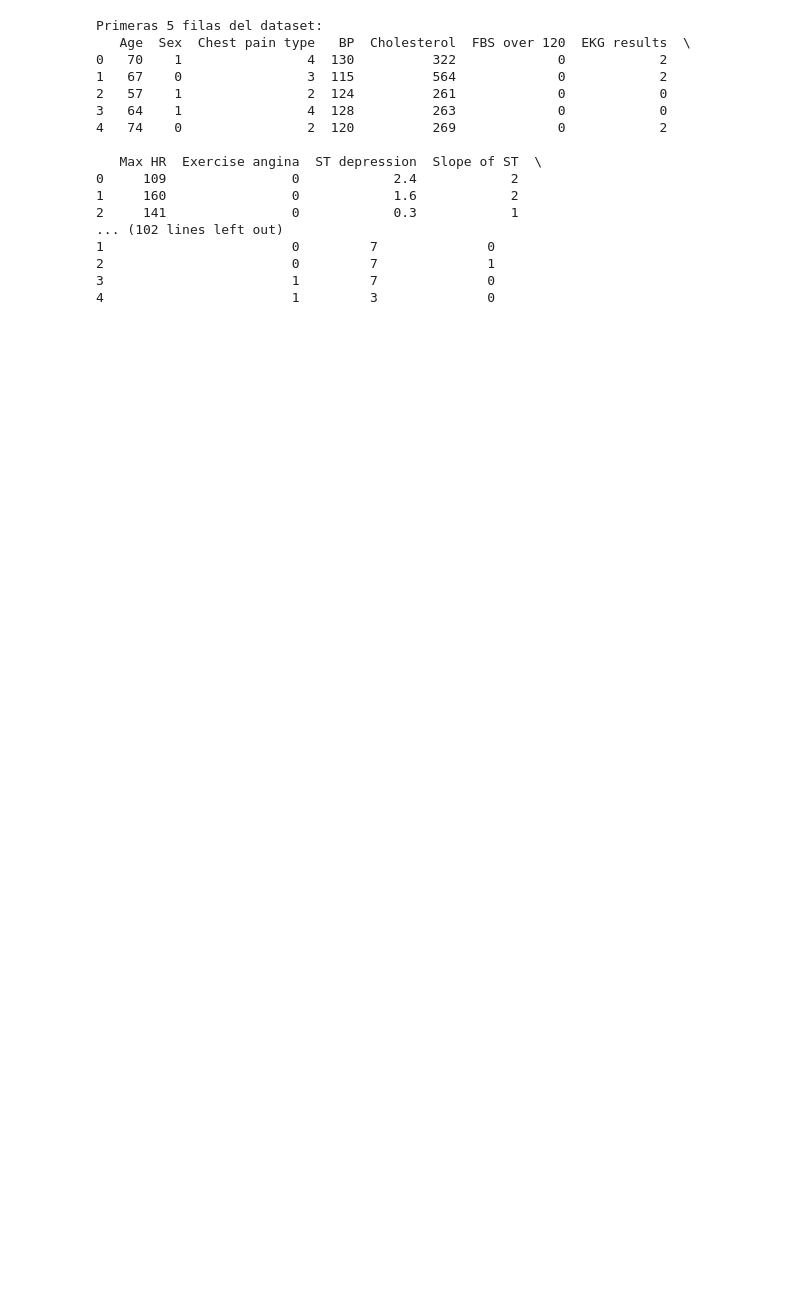
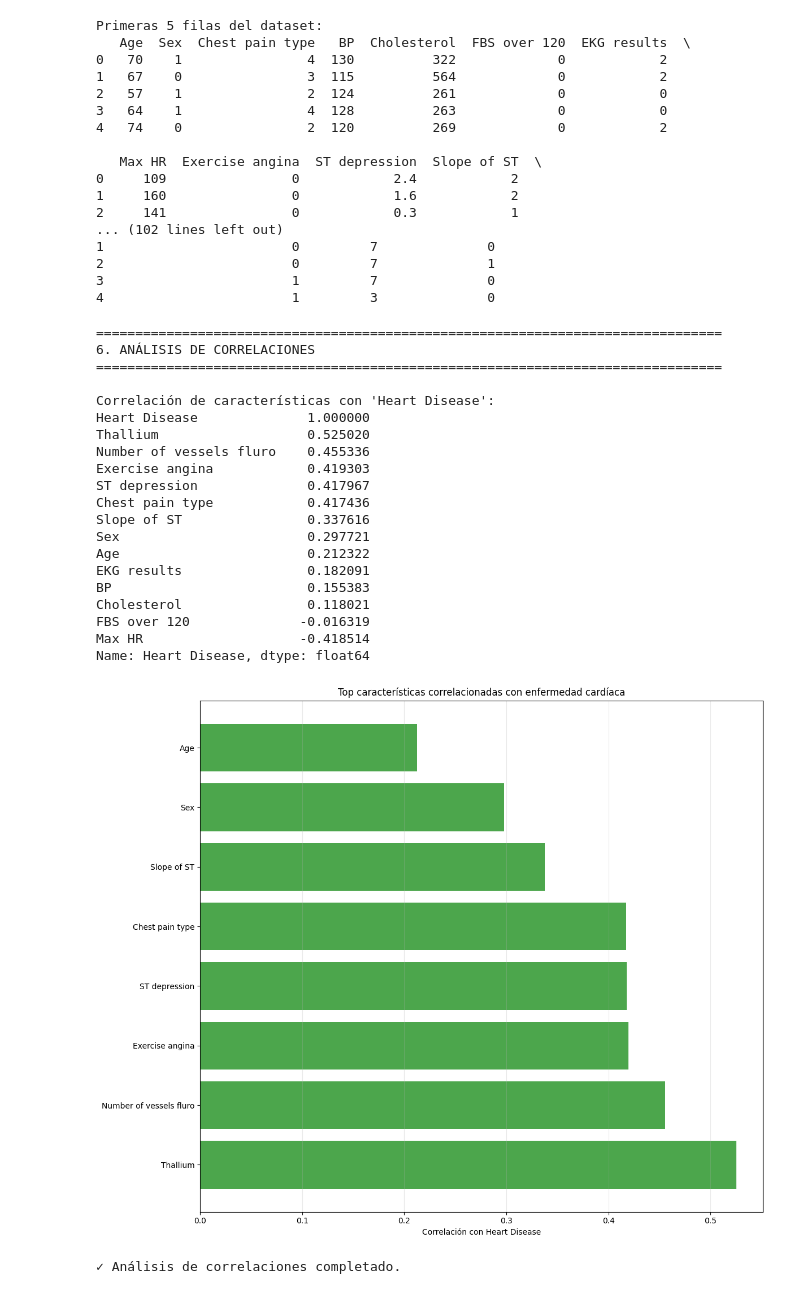
Before and after one commit to mariapaularm/heart-disease-risk-prediction, a Jupyter notebook: heart-disease-risk-prediction.ipynb, the cells around one changed output. Drawn from its saved outputs; the diff is of its cells as text; code cells hidden in the pictures; blank space fills up the shorter version.

Commit message:
feat(eda): implementar análisis exploratorio completo del dataset de enfermedades cardíacas

```diff
--- a/heart-disease-risk-prediction.ipynb
+++ b/heart-disease-risk-prediction.ipynb
@@ -74,3 +84,57 @@ Primeras 5 filas del dataset:
 2                        0         7              1
 3                        1         7              0
 4                        1         3              0
+# %%
+# 6. CORRELACIONES Y MATRIZ DE CORRELACIÓN
+print("\n" + "=" * 80)
+print("6. ANÁLISIS DE CORRELACIONES")
+print("=" * 80)
+
+# Calcular matriz de correlación
+correlation_matrix = df[numeric_features + ['Heart Disease']].corr()
+
+# Top features correlacionadas con Heart Disease
+target_corr = correlation_matrix['Heart Disease'].sort_values(ascending=False)
+print("\nCorrelación de características con 'Heart Disease':")
+print(target_corr)
+
+# Visualizar matriz de correlación
+plt.figure(figsize=(12, 10))
+import matplotlib.pyplot as plt
+
+# Mostrar solo correlaciones con el target
+top_features = target_corr[1:9]  # Excluir el target mismo, tomar top 8
+colors_corr = ['red' if x < 0 else 'green' for x in top_features.values]
+plt.barh(range(len(top_features)), top_features.values, color=colors_corr, alpha=0.7)
+plt.yticks(range(len(top_features)), top_features.index)
+plt.xlabel('Correlación con Heart Disease')
+plt.title('Top características correlacionadas con enfermedad cardíaca')
+plt.axvline(x=0, color='black', linestyle='-', linewidth=0.5)
+plt.grid(axis='x', alpha=0.3)
+plt.tight_layout()
+plt.show()
+
+print("\n✓ Análisis de correlaciones completado.")
+# %% [output]
+================================================================================
+6. ANÁLISIS DE CORRELACIONES
+================================================================================
+
+Correlación de características con 'Heart Disease':
+Heart Disease              1.000000
+Thallium                   0.525020
+Number of vessels fluro    0.455336
+Exercise angina            0.419303
+ST depression              0.417967
+Chest pain type            0.417436
+Slope of ST                0.337616
+Sex                        0.297721
+Age                        0.212322
+EKG results                0.182091
+BP                         0.155383
+Cholesterol                0.118021
+FBS over 120              -0.016319
+Max HR                    -0.418514
+Name: Heart Disease, dtype: float64
+[figure, added]
+✓ Análisis de correlaciones completado.
```
Also changed, not shown: parts of 11 cells of this notebook.
